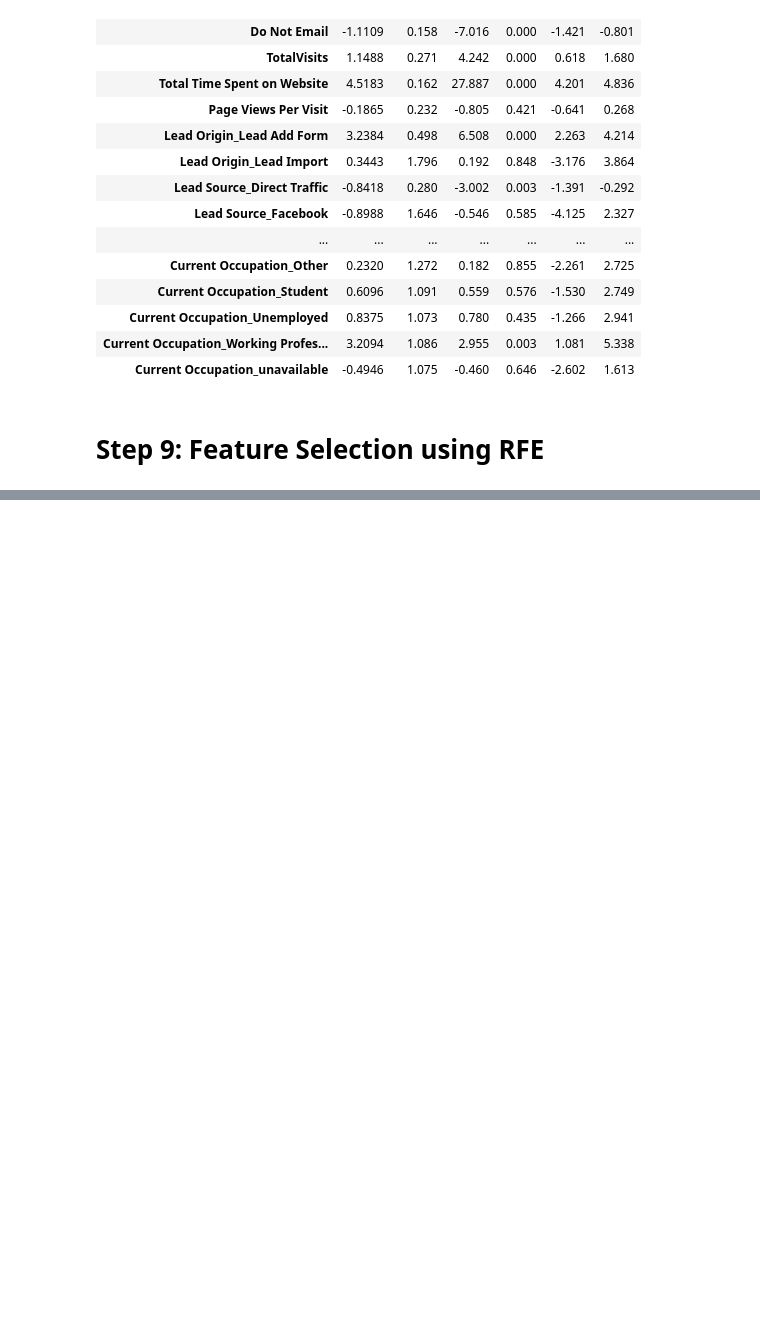
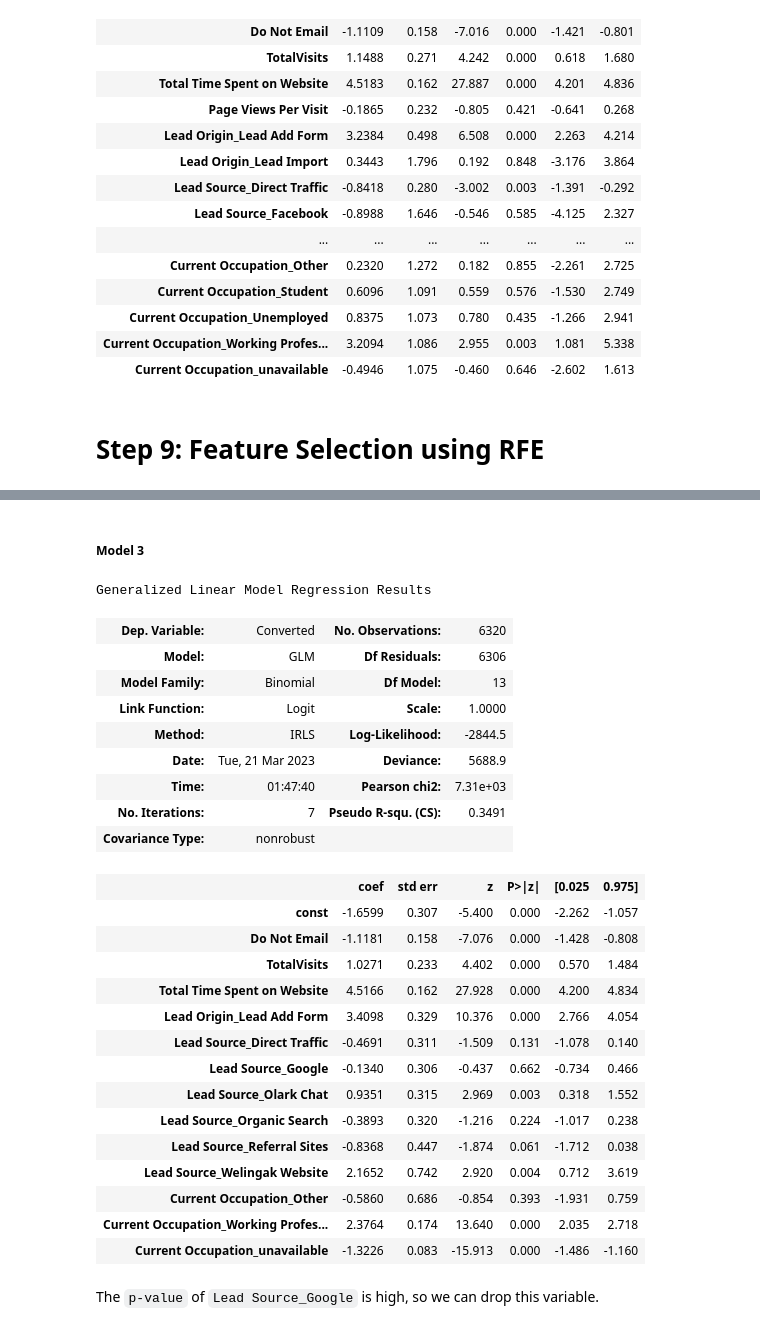
Before and after one commit to ManishDhawal/Lead_Score_Case_Study, a Jupyter notebook: Lead+Scoring+Case+Study.ipynb, the cells around one changed output, grey strips where cells are left out. Saved outputs shown, nothing was run; the diff lists cells and outputs as text; code cells hidden in the pictures; blank space fills up the shorter version.

```diff
--- a/Lead+Scoring+Case+Study.ipynb
+++ b/Lead+Scoring+Case+Study.ipynb
@@ -1862,0 +1117,35 @@ Following are the insights we drew from the predictions on the Test set:
+# %% [markdown]
+##### Model 3
+# %%
+X_train_sm = sm.add_constant(X_train[col])
+logm3 = sm.GLM(y_train,X_train_sm, family = sm.families.Binomial())
+res = logm3.fit()
+res.summary()
+# %% [output]
+Generalized Linear Model Regression Results
+| Dep. Variable: | Converted | No. Observations: | 6320 |
+| Model: | GLM | Df Residuals: | 6306 |
+| Model Family: | Binomial | Df Model: | 13 |
+| Link Function: | Logit | Scale: | 1.0000 |
+| Method: | IRLS | Log-Likelihood: | -2844.5 |
+| Date: | Tue, 21 Mar 2023 | Deviance: | 5688.9 |
+| Time: | 01:47:40 | Pearson chi2: | 7.31e+03 |
+| No. Iterations: | 7 | Pseudo R-squ. (CS): | 0.3491 |
+| Covariance Type: | nonrobust |  |  |
+|  | coef | std err | z | P>|z| | [0.025 | 0.975] |
+| const | -1.6599 | 0.307 | -5.400 | 0.000 | -2.262 | -1.057 |
+| Do Not Email | -1.1181 | 0.158 | -7.076 | 0.000 | -1.428 | -0.808 |
+| TotalVisits | 1.0271 | 0.233 | 4.402 | 0.000 | 0.570 | 1.484 |
+| Total Time Spent on Website | 4.5166 | 0.162 | 27.928 | 0.000 | 4.200 | 4.834 |
+| Lead Origin_Lead Add Form | 3.4098 | 0.329 | 10.376 | 0.000 | 2.766 | 4.054 |
+| Lead Source_Direct Traffic | -0.4691 | 0.311 | -1.509 | 0.131 | -1.078 | 0.140 |
+| Lead Source_Google | -0.1340 | 0.306 | -0.437 | 0.662 | -0.734 | 0.466 |
+| Lead Source_Olark Chat | 0.9351 | 0.315 | 2.969 | 0.003 | 0.318 | 1.552 |
+| Lead Source_Organic Search | -0.3893 | 0.320 | -1.216 | 0.224 | -1.017 | 0.238 |
+| Lead Source_Referral Sites | -0.8368 | 0.447 | -1.874 | 0.061 | -1.712 | 0.038 |
+| Lead Source_Welingak Website | 2.1652 | 0.742 | 2.920 | 0.004 | 0.712 | 3.619 |
+| Current Occupation_Other | -0.5860 | 0.686 | -0.854 | 0.393 | -1.931 | 0.759 |
+| Current Occupation_Working Profes... | 2.3764 | 0.174 | 13.640 | 0.000 | 2.035 | 2.718 |
+| Current Occupation_unavailable | -1.3226 | 0.083 | -15.913 | 0.000 | -1.486 | -1.160 |
+# %% [markdown]
+The `p-value` of `Lead Source_Google` is high, so we can drop this variable.
```
Also changed, not shown: parts of 254 cells of this notebook.
